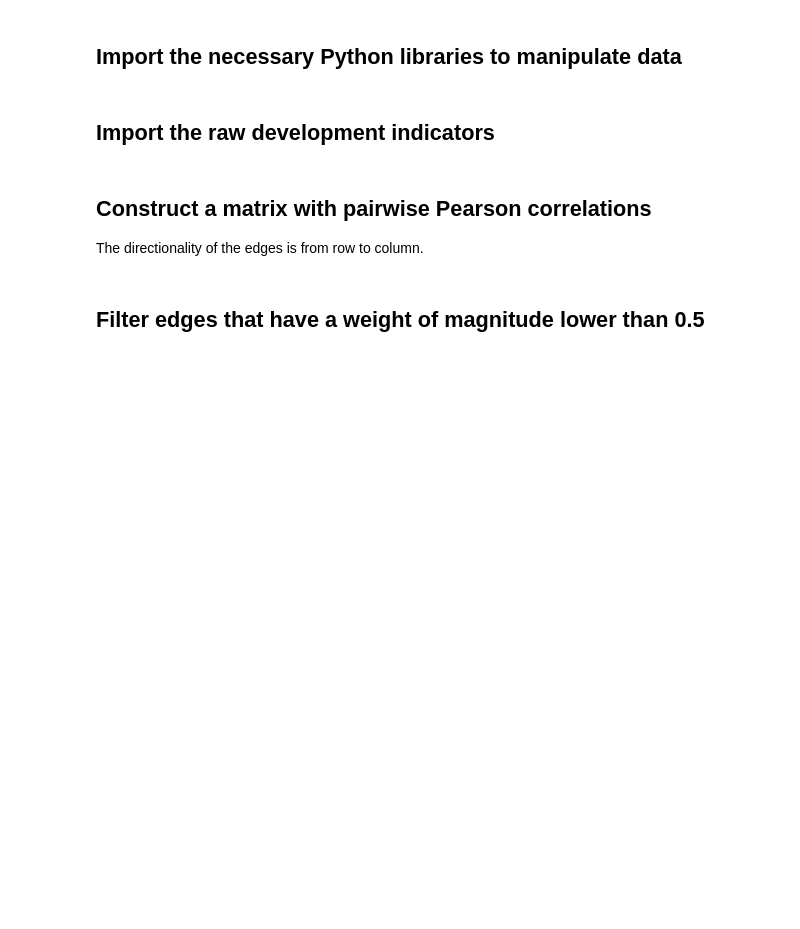
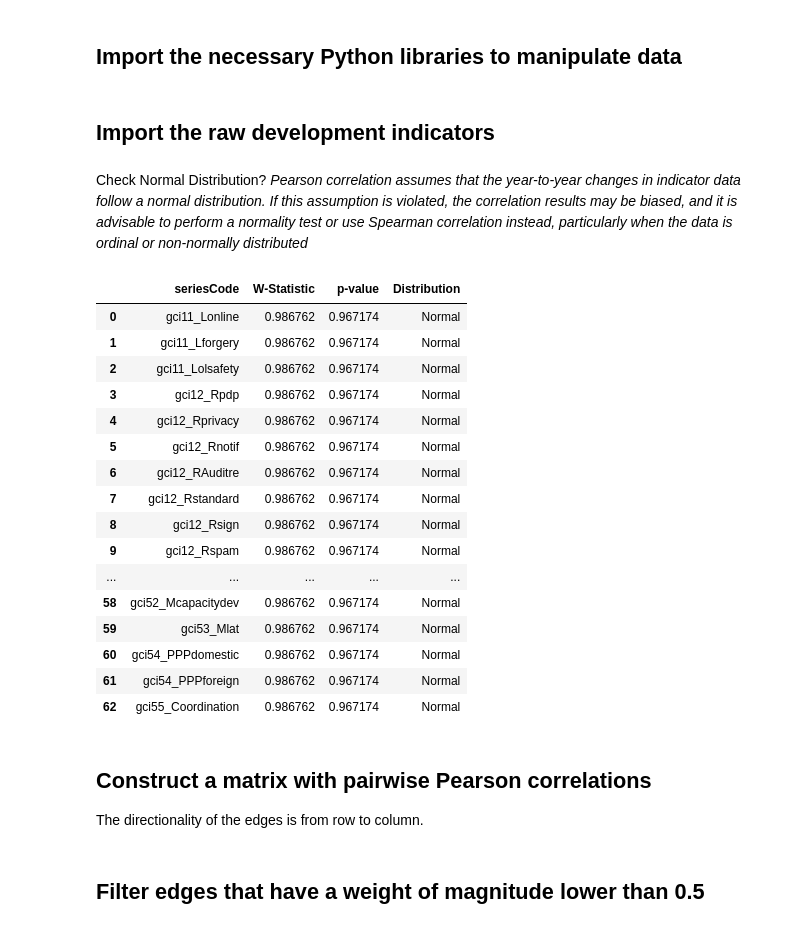
Before and after one commit to agi2019/ppi-gci, a Jupyter notebook: tutorials/01b - data preparation (interdependency network).ipynb, the cells around one changed output. Drawn from its saved outputs; the diff is of its cells as text; code cells hidden in the pictures; blank space fills up the shorter version.

```diff
--- a/tutorials/01b - data preparation (interdependency network).ipynb
+++ b/tutorials/01b - data preparation (interdependency network).ipynb
@@ -24,6 +27,61 @@ import numpy as np
 ## Import the raw development indicators
 # %%
 data = pd.read_csv('https://raw.githubusercontent.com/agi2019/ppi-gci/main/tutorials/clean_data/data_indicators.csv')
+# %% [markdown]
+Check Normal Distribution?
+<i>Pearson correlation assumes that the year-to-year changes in indicator data follow a normal distribution. If this assumption is violated, the correlation results may be biased, and it is advisable to perform a normality test or use Spearman correlation instead, particularly when the data is ordinal or non-normally distributed</i>
+# %%
+pd.set_option('display.max_rows', None)
+
+# 1. Baca file CSV
+df=data
+# 2. Ambil kolom tahun 2020–2024
+year_columns = [col for col in df.columns if col.isnumeric() and int(col) in range(2020, 2025)]
+df_years = df[year_columns]
+
+# 3. Lakukan uji normalitas Shapiro-Wilk per baris/indikator
+shapiro_results = []
+
+for idx, row in df_years.iterrows():
+    values = row.dropna().astype(float)
+
+    if len(values) >= 3:  # Shapiro-Wilk butuh minimal 3 nilai
+        stat, p_value = stats.shapiro(values)
+        conclusion = 'Normal' if p_value > 0.05 else 'Not Normal'
+    else:
+        stat, p_value = None, None
+        conclusion = 'Insufficient Data'
+
+    shapiro_results.append({
+        'seriesCode': df.loc[idx, 'seriesCode'],
+        'W-Statistic': stat,
+        'p-value': p_value,
+        'Distribution': conclusion
+    })
+
+# 4. Hasil dalam DataFrame
+shapiro_df = pd.DataFrame(shapiro_results)
+
+# 5. Tampilkan hasil
+shapiro_df
+# %% [output]
+|  | seriesCode | W-Statistic | p-value | Distribution |
+| 0 | gci11_Lonline | 0.986762 | 0.967174 | Normal |
+| 1 | gci11_Lforgery | 0.986762 | 0.967174 | Normal |
+| 2 | gci11_Lolsafety | 0.986762 | 0.967174 | Normal |
+| 3 | gci12_Rpdp | 0.986762 | 0.967174 | Normal |
+| 4 | gci12_Rprivacy | 0.986762 | 0.967174 | Normal |
+| 5 | gci12_Rnotif | 0.986762 | 0.967174 | Normal |
+| 6 | gci12_RAuditre | 0.986762 | 0.967174 | Normal |
+| 7 | gci12_Rstandard | 0.986762 | 0.967174 | Normal |
+| 8 | gci12_Rsign | 0.986762 | 0.967174 | Normal |
+| 9 | gci12_Rspam | 0.986762 | 0.967174 | Normal |
+| ... | ... | ... | ... | ... |
+| 58 | gci52_Mcapacitydev | 0.986762 | 0.967174 | Normal |
+| 59 | gci53_Mlat | 0.986762 | 0.967174 | Normal |
+| 60 | gci54_PPPdomestic | 0.986762 | 0.967174 | Normal |
+| 61 | gci54_PPPforeign | 0.986762 | 0.967174 | Normal |
+| 62 | gci55_Coordination | 0.986762 | 0.967174 | Normal |
 # %% [markdown]
 ## Construct a matrix with pairwise Pearson correlations
 
```
Also changed, not shown: parts of 3 cells of this notebook.
